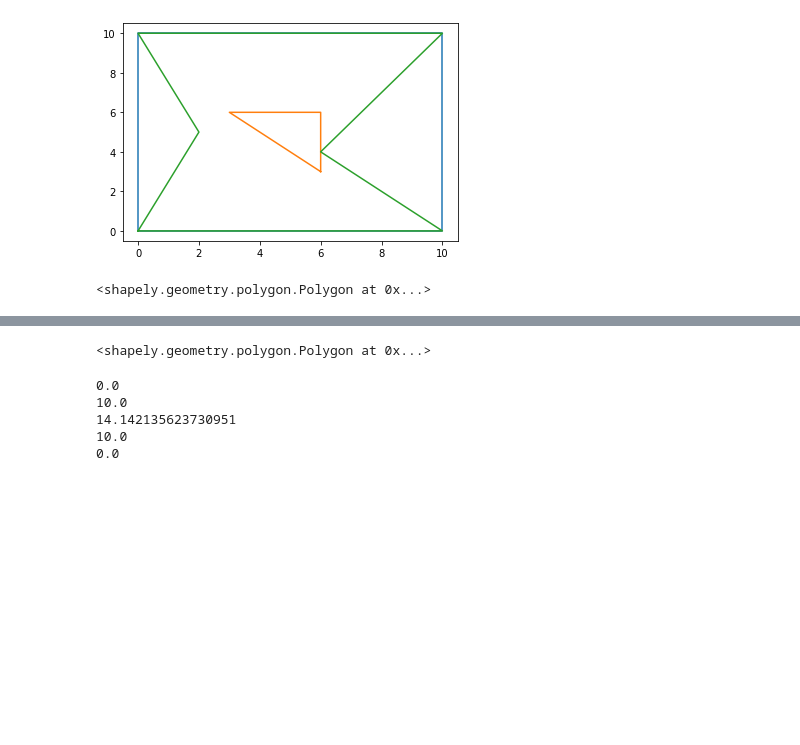
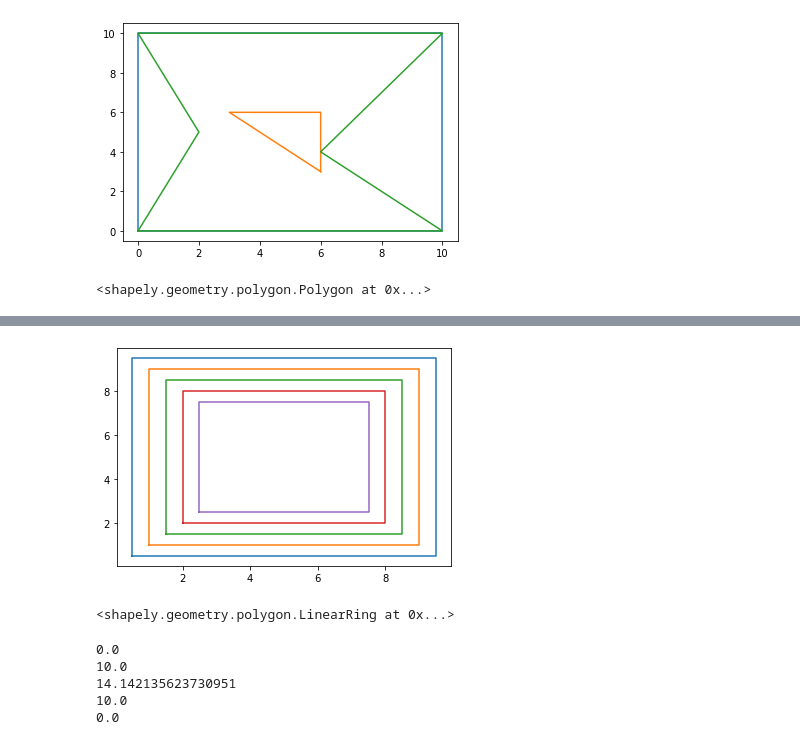
Before and after one commit to ejbosia/Fermat-Spirals, a Jupyter notebook: Shapley Tests.ipynb, the cells around one changed output, grey strips where cells are left out. Saved outputs shown, nothing was run; the diff lists cells and outputs as text; code cells hidden in the pictures; blank space fills up the shorter version.

Commit message:
Distance transform using the difference
I think this solves the hole problem

```diff
--- a/Shapley Tests.ipynb
+++ b/Shapley Tests.ipynb
@@ -97,0 +95,2 @@ lr1
+# %%
+x = distance_transform_diff(lr1, 0.5)
@@ -98,7 +115,12 @@ lr1
+# %%
+for poly in x:
+    plot_ring(poly)
+# %% [output]
+[figure, added]
 # %%
-lr1.exterior.buffer(-1)
+lr1.difference(lr1.exterior.buffer(2)).exterior
 # %% [output]
-<shapely.geometry.polygon.Polygon at 0x...>
+<shapely.geometry.polygon.LinearRing at 0x...>
 # %%
 %load_ext autoreload
 %autoreload 2
```
Also changed, not shown: parts of 8 cells of this notebook, 1 other file.
